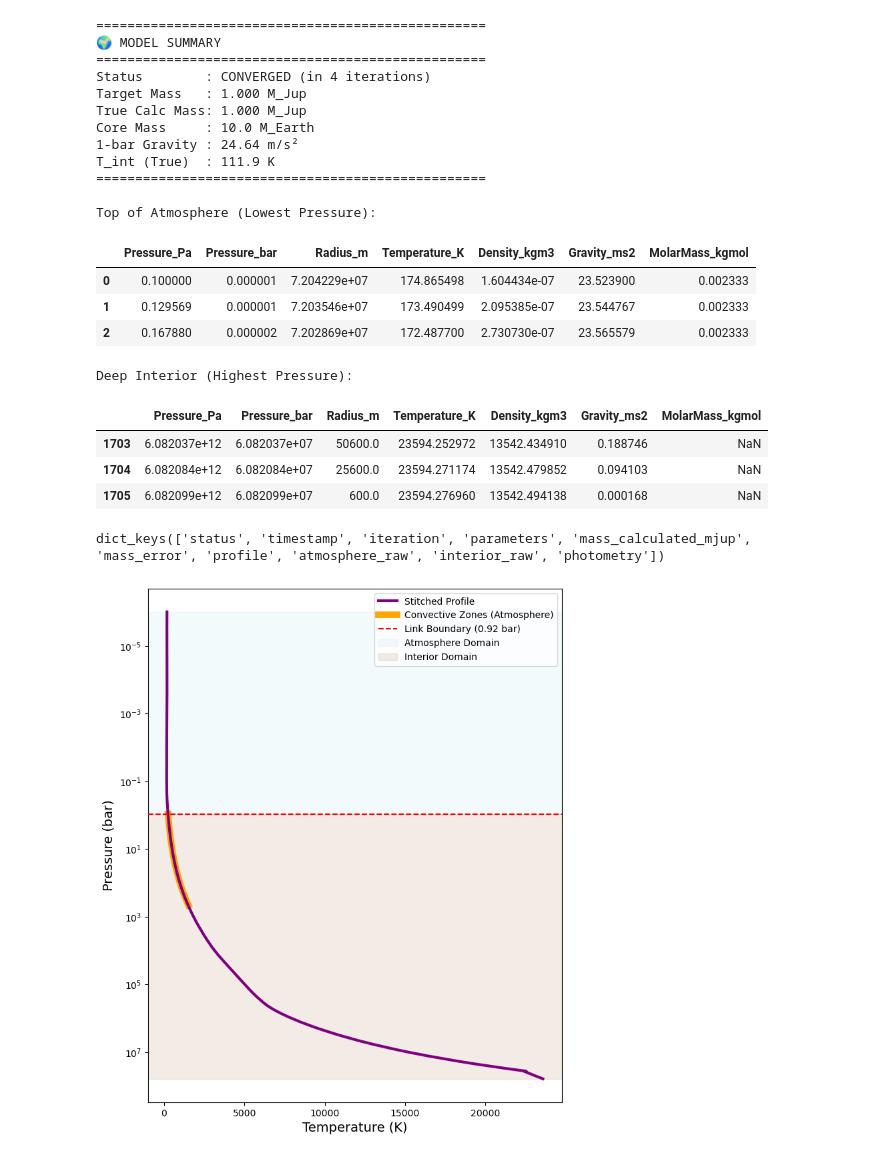
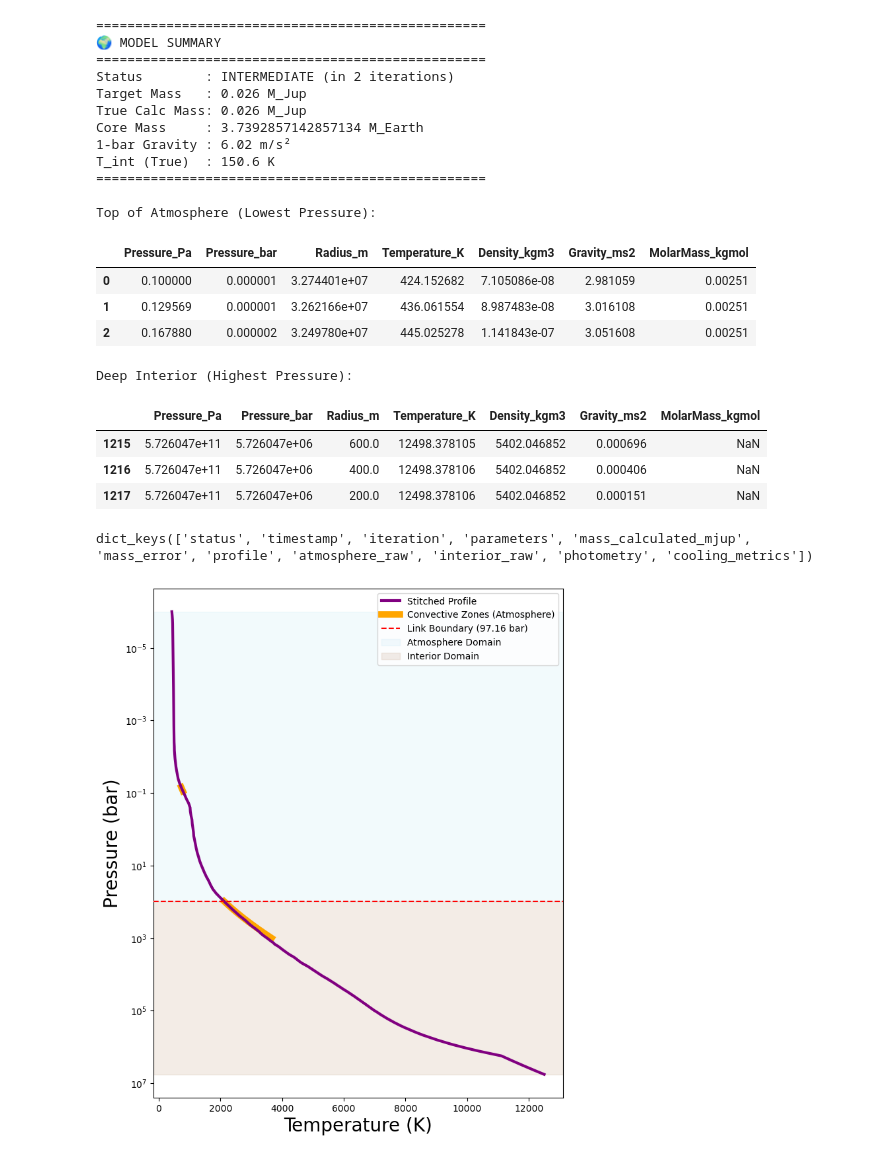
Before and after one commit to ChristianSWilkinson/exoweave, a Jupyter notebook: notebooks/plot_model.ipynb, the cells around one changed output. Saved outputs shown, nothing was run; the diff lists cells and outputs as text; code cells hidden in the pictures.

```diff
--- a/notebooks/plot_model.ipynb
+++ b/notebooks/plot_model.ipynb
@@ -7,6 +7,9 @@ from pathlib import Path
 # Swap 'target' to 'steps' to look at intermediate non-converged iterations!
 file_path = Path("../outputs/subneptune_test/steps/M_1.000_Tirr_1100.0_Tint_332.9_Met_0.00_Core_15.0_fsed_1.0_kzz_8.0.pkl")
 file_path = Path("../outputs/tests/target/M_1.000_Tirr_150.0_Tint_111.9_Met_0.00_Core_10.0_fsed_1.0_kzz_8.0.pkl")
+file_path = Path("../outputs/M_0.026_Tirr_550.0_Tint_386.1_Met_1.00_Core_8.0_fsedR_3.0_fsedV_3.0_kzz_8.0_sigma_0.00.pkl")
+file_path = Path("../outputs/M_0.026_Tirr_550.0_Tint_150.6_Met_1.00_Core_3.7_fsedR_3.0_fsedV_3.0_kzz_8.0_sigma_0.34_iter_2.pkl")
+
 
 # --- 2. Load the Pickle file ---
 if file_path.exists():
@@ -53,28 +56,28 @@ else:
 ==================================================
 🌍 MODEL SUMMARY
 ==================================================
-Status        : CONVERGED (in 4 iterations)
-Target Mass   : 1.000 M_Jup
-True Calc Mass: 1.000 M_Jup
-Core Mass     : 10.0 M_Earth
-1-bar Gravity : 24.64 m/s²
-T_int (True)  : 111.9 K
+Status        : INTERMEDIATE (in 2 iterations)
+Target Mass   : 0.026 M_Jup
+True Calc Mass: 0.026 M_Jup
+Core Mass     : 3.7392857142857134 M_Earth
+1-bar Gravity : 6.02 m/s²
+T_int (True)  : 150.6 K
 ==================================================
 
 Top of Atmosphere (Lowest Pressure):
 |  | Pressure_Pa | Pressure_bar | Radius_m | Temperature_K | Density_kgm3 | Gravity_ms2 | MolarMass_kgmol |
-| 0 | 0.100000 | 0.000001 | 7.204229e+07 | 174.865498 | 1.604434e-07 | 23.523900 | 0.002333 |
-| 1 | 0.129569 | 0.000001 | 7.203546e+07 | 173.490499 | 2.095385e-07 | 23.544767 | 0.002333 |
-| 2 | 0.167880 | 0.000002 | 7.202869e+07 | 172.487700 | 2.730730e-07 | 23.565579 | 0.002333 |
+| 0 | 0.100000 | 0.000001 | 3.274401e+07 | 424.152682 | 7.105086e-08 | 2.981059 | 0.00251 |
+| 1 | 0.129569 | 0.000001 | 3.262166e+07 | 436.061554 | 8.987483e-08 | 3.016108 | 0.00251 |
+| 2 | 0.167880 | 0.000002 | 3.249780e+07 | 445.025278 | 1.141843e-07 | 3.051608 | 0.00251 |
 Deep Interior (Highest Pressure):
 |  | Pressure_Pa | Pressure_bar | Radius_m | Temperature_K | Density_kgm3 | Gravity_ms2 | MolarMass_kgmol |
-| 1703 | 6.082037e+12 | 6.082037e+07 | 50600.0 | 23594.252972 | 13542.434910 | 0.188746 | NaN |
-| 1704 | 6.082084e+12 | 6.082084e+07 | 25600.0 | 23594.271174 | 13542.479852 | 0.094103 | NaN |
-| 1705 | 6.082099e+12 | 6.082099e+07 | 600.0 | 23594.276960 | 13542.494138 | 0.000168 | NaN |
+| 1215 | 5.726047e+11 | 5.726047e+06 | 600.0 | 12498.378105 | 5402.046852 | 0.000696 | NaN |
+| 1216 | 5.726047e+11 | 5.726047e+06 | 400.0 | 12498.378106 | 5402.046852 | 0.000406 | NaN |
+| 1217 | 5.726047e+11 | 5.726047e+06 | 200.0 | 12498.378106 | 5402.046852 | 0.000151 | NaN |
 # %%
 model_data.keys()
 # %% [output]
-dict_keys(['status', 'timestamp', 'iteration', 'parameters', 'mass_calculated_mjup', 'mass_error', 'profile', 'atmosphere_raw', 'interior_raw', 'photometry'])
+dict_keys(['status', 'timestamp', 'iteration', 'parameters', 'mass_calculated_mjup', 'mass_error', 'profile', 'atmosphere_raw', 'interior_raw', 'photometry', 'cooling_metrics'])
 # %%
 import numpy as np
 import pandas as pd
@@ -88,37 +91,37 @@ fig, ax = plt.subplots(figsize=(8, 10))
 # 1. Plot the full stitched profile
 ax.plot(df['Temperature_K'], df['Pressure_bar'], color='purple', lw=3, zorder=3, label='Stitched Profile')
 
 # 2. Extract and overlay the convective zones from the atmosphere!
 atm_raw = model_data['atmosphere_raw']
 p_atm_bar = atm_raw['/outputs/levels/pressure'].iloc[0] / 1e5
 t_atm = atm_raw['/outputs/levels/temperature'].iloc[0]
 is_conv = atm_raw['/outputs/levels/is_convective'].iloc[0].astype(bool)
 
 # Replace all non-convective temperatures with NaN
 t_conv = np.where(is_conv, t_atm, np.nan)
 
 # Plot the bold overlay (Matplotlib automatically skips the NaNs!)
 ax.plot(t_conv, p_atm_bar, color='orange', lw=7, zorder=2, label='Convective Zones (Atmosphere)')
 
 # 3. Draw a line showing exactly where the two models linked
 ax.axhline(p_link, color='red', linestyle='--', zorder=4, label=f'Link Boundary ({p_link:.2f} bar)')
 
 # 4. Format the axes for atmospheric science standards (log pressure, inverted)
 ax.set_yscale('log')
 ax.invert_yaxis()
-ax.set_xlabel("Temperature (K)", fontsize=14)
-ax.set_ylabel("Pressure (bar)", fontsize=14)
+ax.set_xlabel("Temperature (K)", fontsize=20)
+ax.set_ylabel("Pressure (bar)", fontsize=20)
 #ax.set_title("Continuous T-P Profile", fontsize=16)
 
 # 5. Fill background colors to show domains
 ax.axhspan(1e-6, p_link, color='skyblue', alpha=0.1, label='Atmosphere Domain')
 ax.axhspan(p_link, df['Pressure_bar'].max(), color='saddlebrown', alpha=0.1, label='Interior Domain')
 
 ax.legend(loc='upper right')
-plt.savefig('../figures/T-P profile Jupiter-like.pdf')
+plt.savefig('../figures/T-P profile GJ1214b-like.pdf')
 plt.show()
 # %% [output]
-[figure, old version]
+[figure, new version]
 # %%
 from fuzzycore.plotting import plot_diagnostics
 
```
Also changed, not shown: parts of 5 cells of this notebook, 11 other files.
